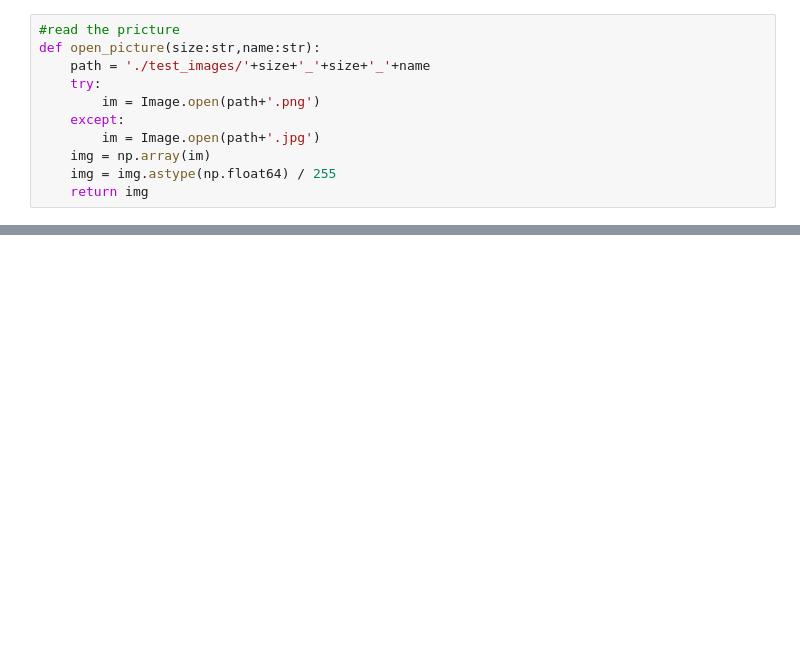
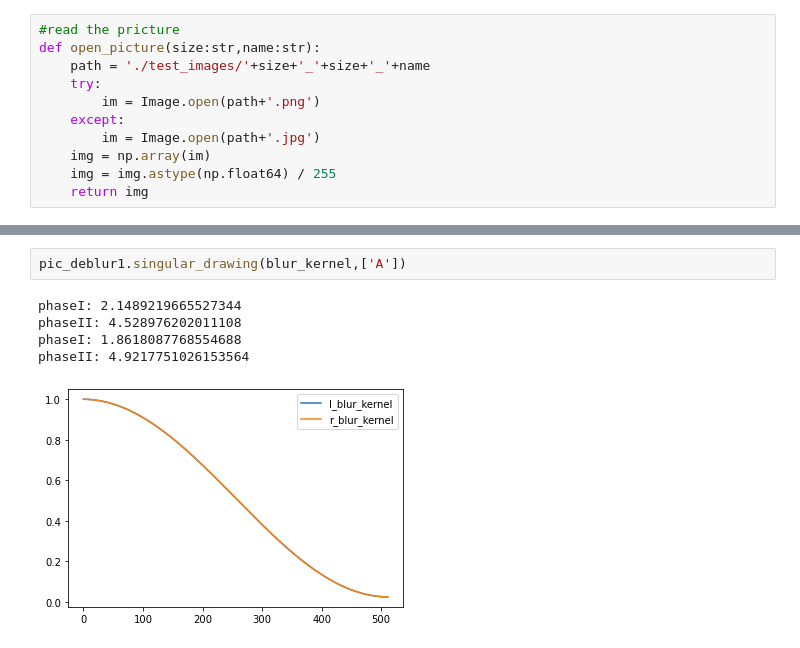
Before and after one commit to Linnore/DDA3005_114514, a Jupyter notebook: problem2.ipynb, the cells around one changed output, grey strips where cells are left out. Saved outputs shown, nothing was run; the diff lists cells and outputs as text; blank space fills up the shorter version.

```diff
--- a/problem2.ipynb
+++ b/problem2.ipynb
@@ -54,0 +73,8 @@ result_df
+# %%
+pic_deblur1.singular_drawing(blur_kernel,['A'])
+# %% [output]
+phaseI: 2.1489219665527344
+phaseII: 4.528976202011108
+phaseI: 1.8618087768554688
+phaseII: 4.9217751026153564
+[figure, added]
```
Also changed, not shown: parts of 8 cells of this notebook, 1 other file.
